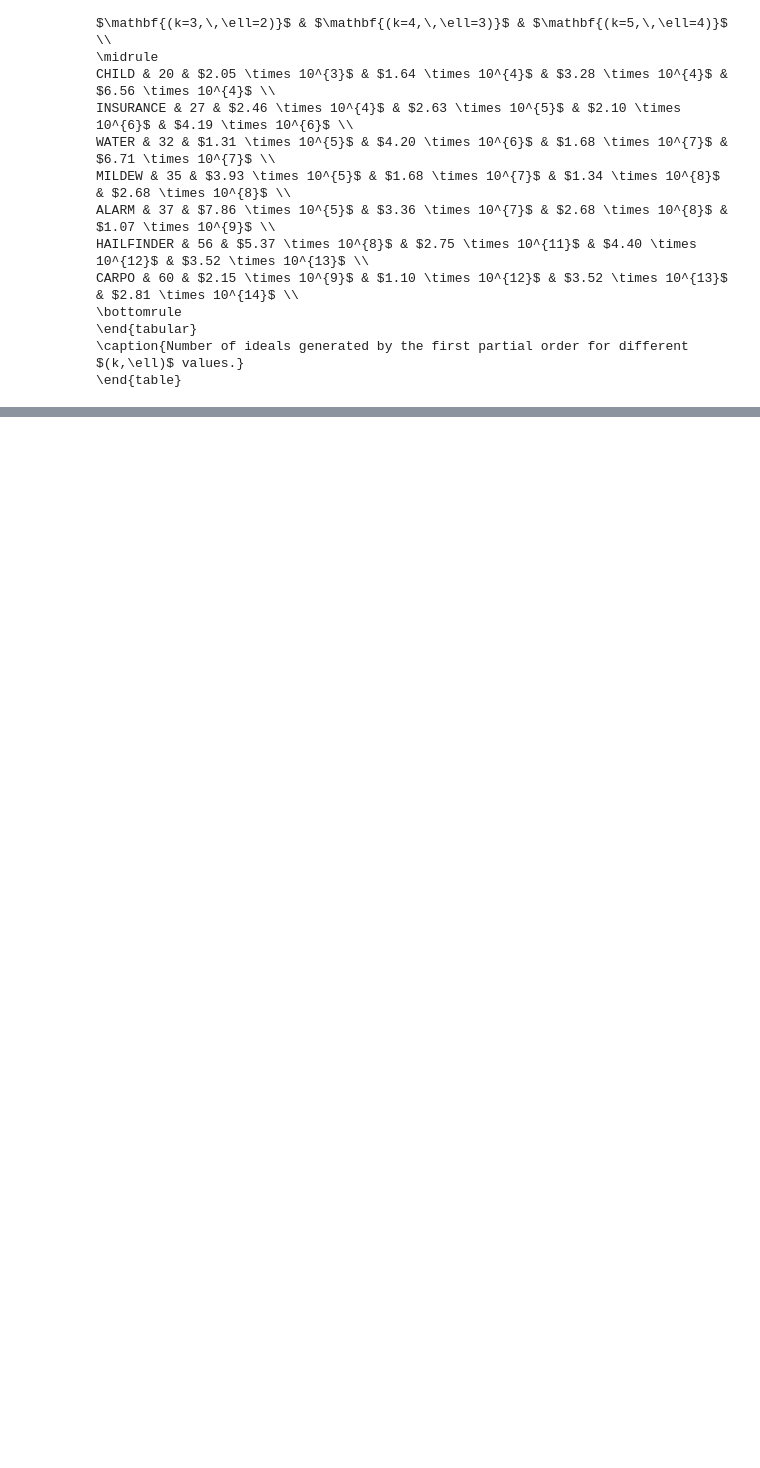
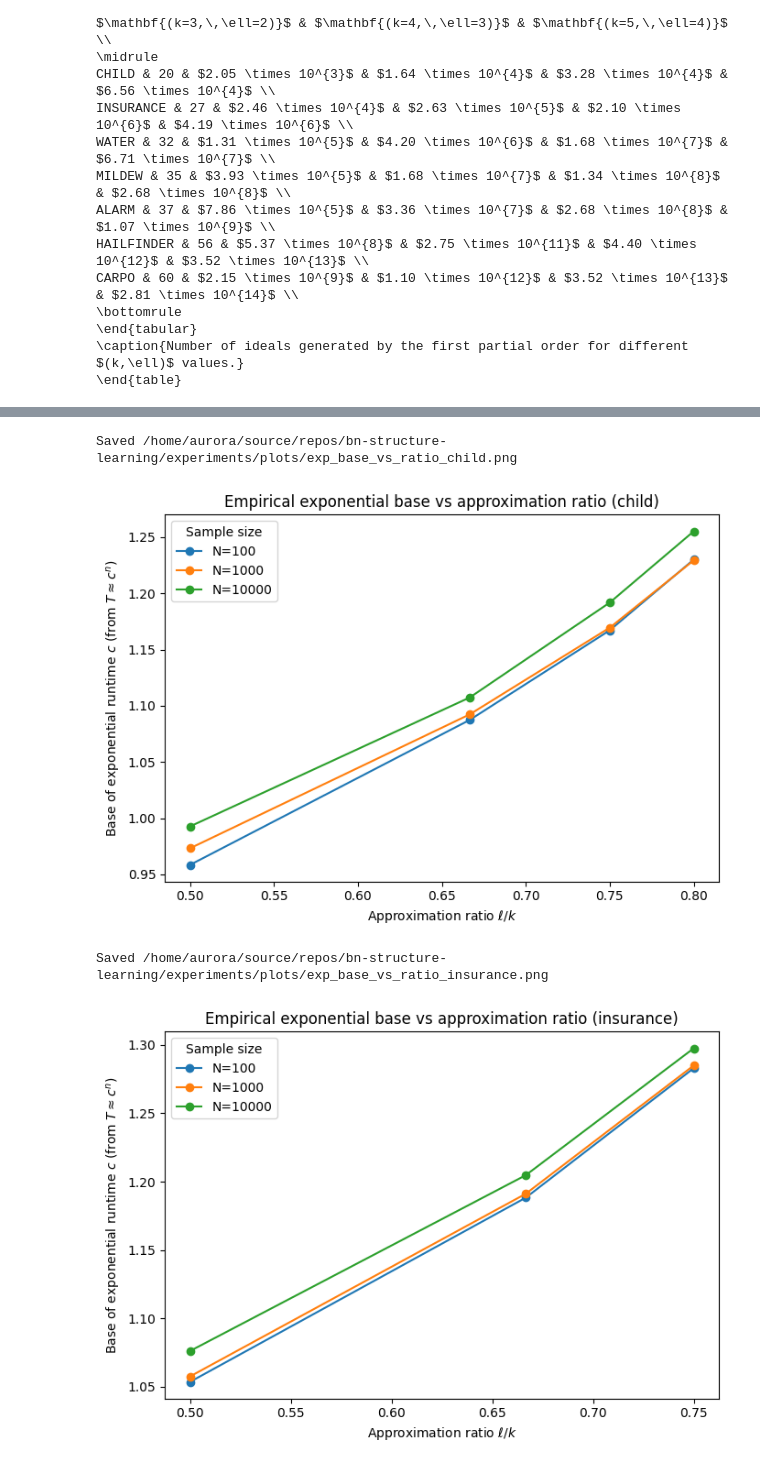
Before and after one commit to auroraingebrigtsen/bn-structure-learning, a Jupyter notebook: experiments/notebooks/results_medium_large.ipynb, the cells around one changed output, grey strips where cells are left out. Saved outputs shown, nothing was run; the diff lists cells and outputs as text; code cells hidden in the pictures; blank space fills up the shorter version.

```diff
--- a/experiments/notebooks/results_medium_large.ipynb
+++ b/experiments/notebooks/results_medium_large.ipynb
@@ -193,0 +251,47 @@ plt.show()
+# %%
+df_avg = (
+    df.groupby(["network", "num_samples", "k", "l", "num_vars"])
+      .agg(runtime=("runtime", "mean"))
+      .reset_index()
+)
+
+df_avg["ratio"] = df_avg["l"] / df_avg["k"]
+
+# Compute base c such that runtime ≈ c^n
+df_avg["exp_base"] = df_avg["runtime"] ** (1 / df_avg["num_vars"])
+
+networks = df_avg["network"].unique()
+
+for net in networks:
+    subset_net = df_avg[df_avg["network"] == net]
+    sample_sizes = subset_net["num_samples"].unique()
+
+    plt.figure(figsize=(7, 5))
+
+    for S in sorted(sample_sizes):
+        sub = subset_net[subset_net["num_samples"] == S].sort_values("ratio")
+
+        plt.plot(
+            sub["ratio"],
+            sub["exp_base"],
+            marker="o",
+            label=f"N={S}"
+        )
+
+    plt.xlabel(r"Approximation ratio $\ell/k$")
+    plt.ylabel(r"Base of exponential runtime")
+
+    plt.title(f"Empirical exponential base vs approximation ratio ({net})")
+    plt.legend(title="Sample size")
+    plt.tight_layout()
+
+    outfile = root / f"experiments/plots/exp_base_vs_ratio_{net}.png"
+    plt.savefig(outfile, dpi=300)
+    print(f"Saved {outfile}")
+
+    plt.show()
+# %% [output]
+Saved /home/aurora/source/repos/bn-structure-learning/experiments/plots/exp_base_vs_ratio_child.png
+[figure, added]
+Saved /home/aurora/source/repos/bn-structure-learning/experiments/plots/exp_base_vs_ratio_insurance.png
+[figure, added]
```
Also changed, not shown: parts of 12 cells of this notebook, 7 other files.
